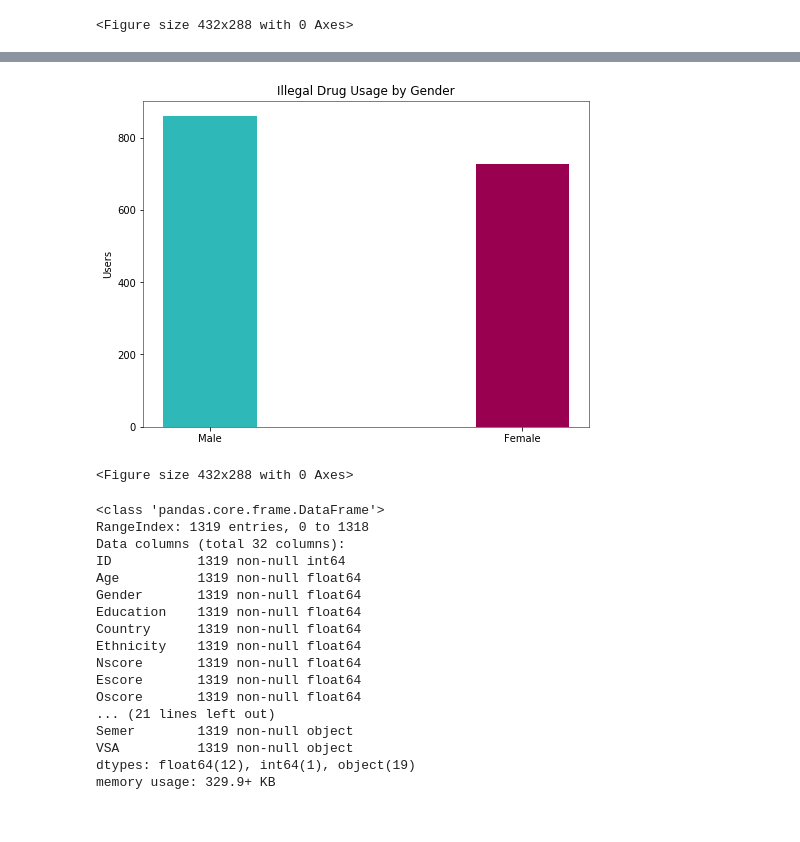
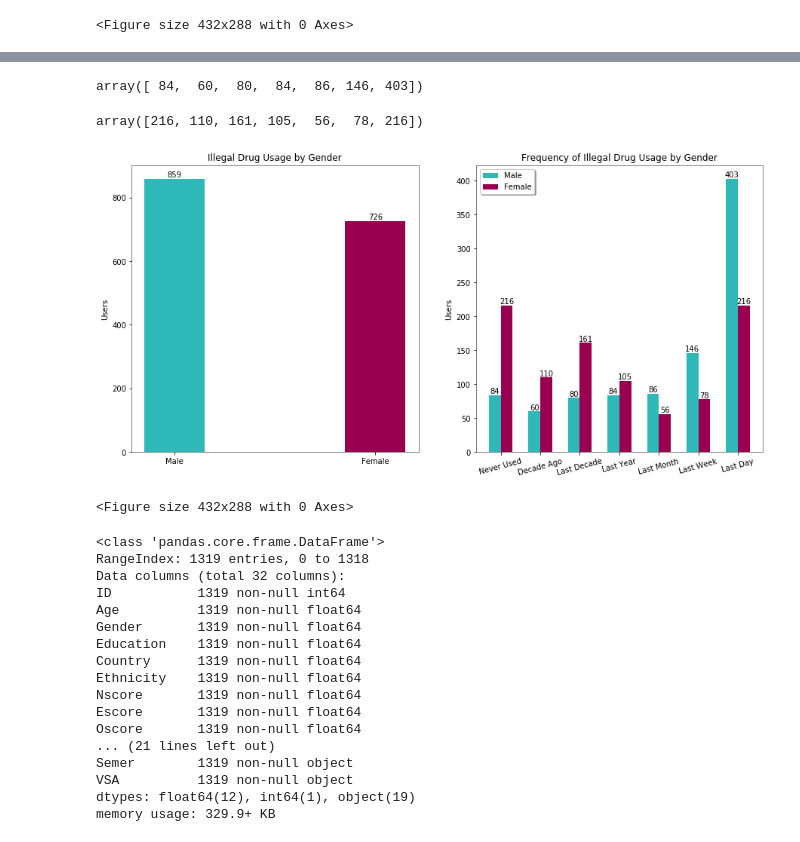
Before and after one commit to ManasaK33/drug-consumption, a Jupyter notebook: carlos.ipynb, the cells around one changed output, grey strips where cells are left out. Saved outputs shown, nothing was run; the diff lists cells and outputs as text; code cells hidden in the pictures.

```diff
--- a/carlos.ipynb
+++ b/carlos.ipynb
@@ -180,0 +206,13 @@ create_personality_plot(users, nonusers)
+# %%
+females = plot_data.loc[(plot_data['Gender'] == 'Female')]
+females = females.reset_index(drop=True)
+# %%
+male_freq = males['Last Used'].value_counts().sort_index().values
+male_freq
+# %% [output]
+array([ 84,  60,  80,  84,  86, 146, 403])
+# %%
+female_freq = females['Last Used'].value_counts().sort_index().values
+female_freq
+# %% [output]
+array([216, 110, 161, 105,  56,  78, 216])
@@ -181,22 +244,30 @@ create_personality_plot(users, nonusers)
 # %%
-def create_gender_plot(male_users, female_users):
+def create_gender_plot(ax, male_users, female_users):
     xpos = np.arange(2)
     bars = [len(male_users.index), len(female_users.index)]
 
-    plt.bar(xpos, bars, width=0.3, color=['#2eb8b8','#99004f'], align='center')
-    plt.xticks(xpos, ['Male', 'Female'])
-    plt.title('Illegal Drug Usage by Gender')
-    plt.ylabel('Users')
-    fig = plt.gcf()
-    fig.set_size_inches(8,6)
-    plt.savefig('figures/genders.png', dpi=300)
-    plt.show()
-    plt.clf()
+    ax.bar(xpos, bars, width=0.3, color=['#2eb8b8','#99004f'], align='center')
+
+    rects = ax.patches
+    for rect, score in zip(rects,bars):
+        x = rect.get_x() + rect.get_width()/2
+        y = rect.get_height() + 0.05
+        ax.text(x, y, np.round(score, 2), ha='center',va='bottom', fontsize=10)
+
+    ax.set_xticks(xpos)
+    ax.set_xticklabels(['Male', 'Female'])
+    ax.set_title('Illegal Drug Usage by Gender')
+    ax.set_ylabel('Users')
-# %%
-create_gender_plot(male_users, female_users)
-# %% [output]
-[figure, removed]
-<Figure size 432x288 with 0 Axes>
+# %%
+fig, (ax1, ax2) = plt.subplots(1, 2, sharey=False, figsize=(15,7))
+create_gender_plot(ax1, male_users, female_users)
+create_gender_freq_plot(ax2, male_freq, female_freq)
+fig.savefig('figures/gender_freq.png', dpi=300)
+plt.show()
+plt.clf()
+# %% [output]
+[figure, added]
+<Figure size 432x288 with 0 Axes>
 # %%
 train_data = train_data.reset_index(drop=True)
 test_data = test_data.reset_index(drop=True)
```
Also changed, not shown: parts of 15 cells of this notebook, 5 other files.
